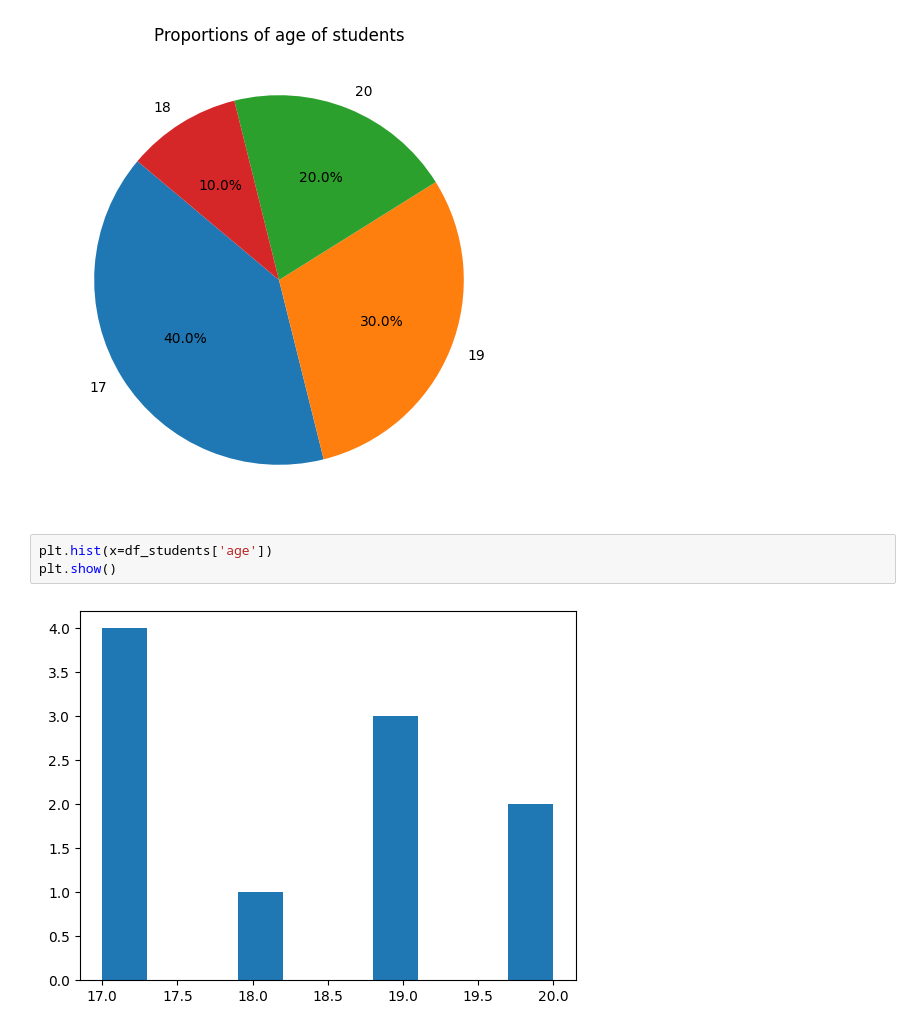
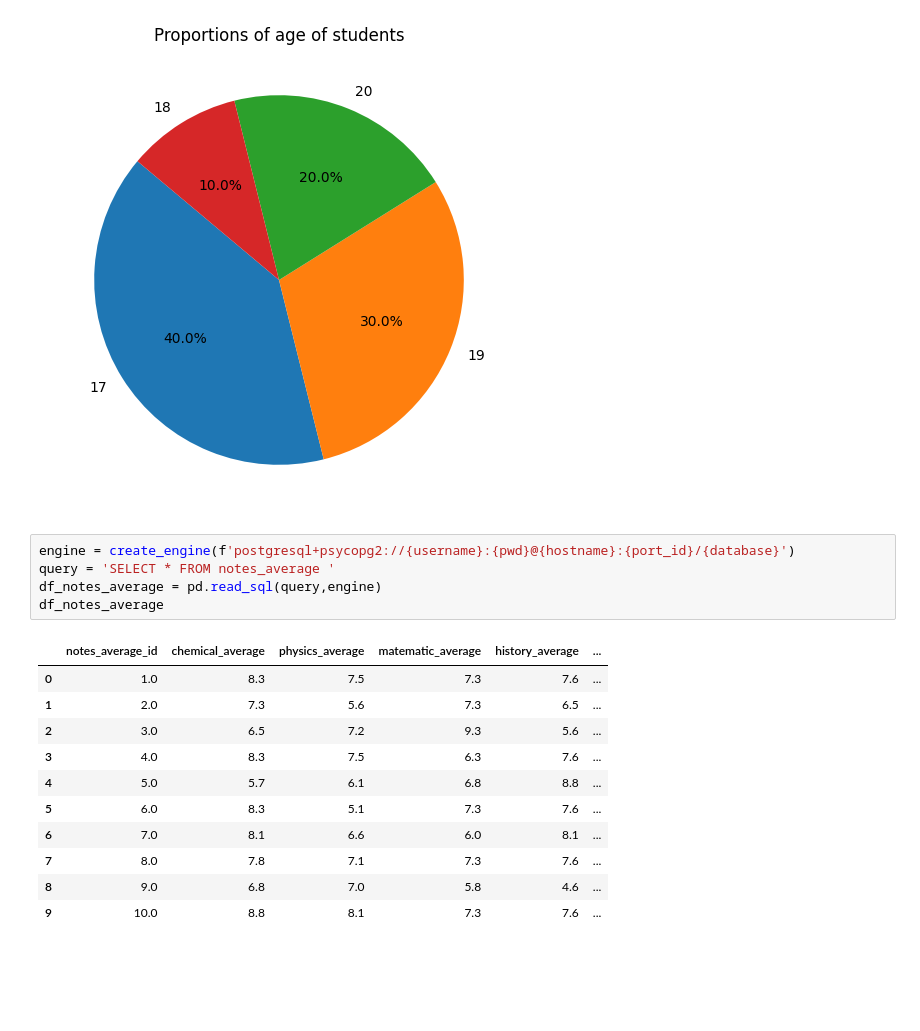
Before and after one commit to matheusBernal/AnalyticsPythonWithPostgresql, a Jupyter notebook: Connection with PostgreSQL/conectionWithDatabse.ipynb, the cells around one changed output. Saved outputs shown, nothing was run; the diff lists cells and outputs as text; blank space fills up the shorter version.

```diff
--- a/Connection with PostgreSQL/conectionWithDatabse.ipynb
+++ b/Connection with PostgreSQL/conectionWithDatabse.ipynb
@@ -363,8 +363,20 @@ plt.title('Proportions of age of students')
 plt.show()
 # %% [output]
 [figure]
-# %%
-plt.hist(x=df_students['age'])
-plt.show()
-# %% [output]
-[figure, removed]
+# %%
+engine = create_engine(f'postgresql+psycopg2://{username}:{pwd}@{hostname}:{port_id}/{database}')
+query = 'SELECT * FROM notes_average '
+df_notes_average = pd.read_sql(query,engine)
+df_notes_average
+# %% [output]
+|  | notes_average_id | chemical_average | physics_average | matematic_average | history_average | ... |
+| 0 | 1.0 | 8.3 | 7.5 | 7.3 | 7.6 | ... |
+| 1 | 2.0 | 7.3 | 5.6 | 7.3 | 6.5 | ... |
+| 2 | 3.0 | 6.5 | 7.2 | 9.3 | 5.6 | ... |
+| 3 | 4.0 | 8.3 | 7.5 | 6.3 | 7.6 | ... |
+| 4 | 5.0 | 5.7 | 6.1 | 6.8 | 8.8 | ... |
+| 5 | 6.0 | 8.3 | 5.1 | 7.3 | 7.6 | ... |
+| 6 | 7.0 | 8.1 | 6.6 | 6.0 | 8.1 | ... |
+| 7 | 8.0 | 7.8 | 7.1 | 7.3 | 7.6 | ... |
+| 8 | 9.0 | 6.8 | 7.0 | 5.8 | 4.6 | ... |
+| 9 | 10.0 | 8.8 | 8.1 | 7.3 | 7.6 | ... |
```
Also changed, not shown: parts of 2 cells of this notebook.
